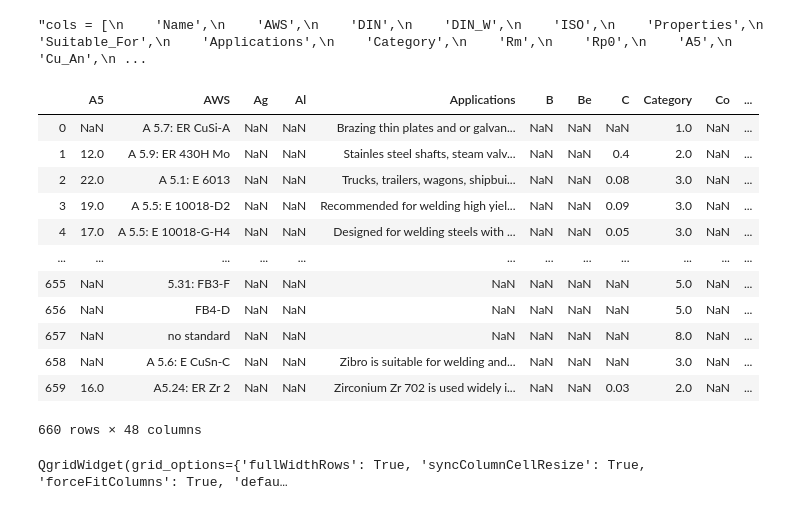
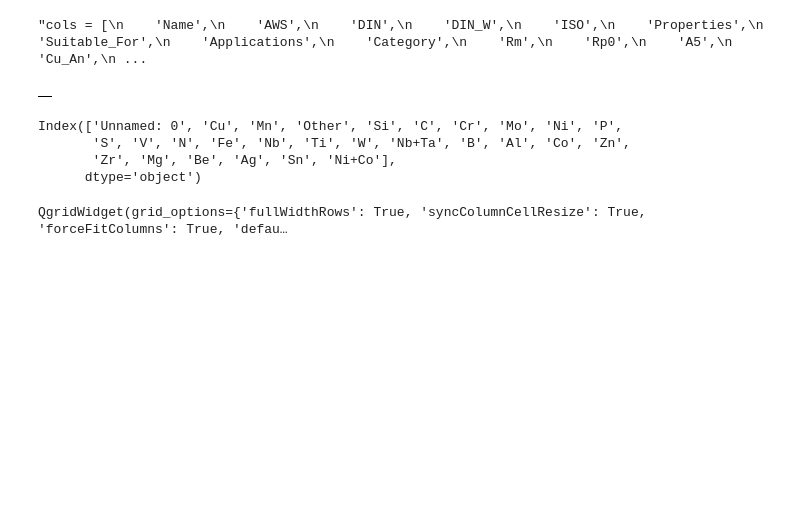
Before and after one commit to PrasannS/WeldingAnalysis, a Jupyter notebook: webscraper.ipynb, the cells around one changed output. Saved outputs shown, nothing was run; the diff lists cells and outputs as text; code cells hidden in the pictures; blank space fills up the shorter version.

Commit message:
Redry Data Finalized

```diff
--- a/webscraper.ipynb
+++ b/webscraper.ipynb
@@ -234,41 +229,38 @@ data'''
 # %%
 #data['Heat_Treated'] = data['Heat_Treated'].replace("AW",np.nan)
 #data['Rp0'] = data['Rp0'].str.split("-",expand=True).astype(float).mean(axis=1)
 #data = data.drop('Cu_An', axis=1)
 
 #data['Category'] = pd.factorize(data['Category'])[0] + 1
 #data = data.join(newdata)
 '''
 0 - NaN
 Brazing
 Ceramic Brazing
 ESAW
 FCAW
 GMAW
 Laser Welding
 Metal Powders
 Metal Spray Wires
 Oxi-Acetylene
 SAW
 SMAW
 '''
-data = newdata.combine_first(data)
+#data = data.drop(columns=cols)
+#data = data.join(newdata)
 data = data.dropna(axis='columns', thresh=10)
 data
 # %% [output]
-|  | A5 | AWS | Ag | Al | Applications | B | Be | C | Category | Co | ... |
-| 0 | NaN | A 5.7: ER CuSi-A | NaN | NaN | Brazing thin plates and or galvan... | NaN | NaN | NaN | 1.0 | NaN | ... |
-| 1 | 12.0 | A 5.9: ER 430H Mo | NaN | NaN | Stainles steel shafts, steam valv... | NaN | NaN | 0.4 | 2.0 | NaN | ... |
-| 2 | 22.0 | A 5.1: E 6013 | NaN | NaN | Trucks, trailers, wagons, shipbui... | NaN | NaN | 0.08 | 3.0 | NaN | ... |
-| 3 | 19.0 | A 5.5: E 10018-D2 | NaN | NaN | Recommended for welding high yiel... | NaN | NaN | 0.09 | 3.0 | NaN | ... |
-| 4 | 17.0 | A 5.5: E 10018-G-H4 | NaN | NaN | Designed for welding steels with ... | NaN | NaN | 0.05 | 3.0 | NaN | ... |
-| ... | ... | ... | ... | ... | ... | ... | ... | ... | ... | ... | ... |
-| 655 | NaN | 5.31: FB3-F | NaN | NaN | NaN | NaN | NaN | NaN | 5.0 | NaN | ... |
-| 656 | NaN | FB4-D | NaN | NaN | NaN | NaN | NaN | NaN | 5.0 | NaN | ... |
-| 657 | NaN | no standard | NaN | NaN | NaN | NaN | NaN | NaN | 8.0 | NaN | ... |
-| 658 | NaN | A 5.6: E CuSn-C | NaN | NaN | Zibro is suitable for welding and... | NaN | NaN | NaN | 3.0 | NaN | ... |
-| 659 | 16.0 | A5.24: ER Zr 2 | NaN | NaN | Zirconium Zr 702 is used widely i... | NaN | NaN | 0.03 | 2.0 | NaN | ... |
+|  |
-660 rows × 48 columns
+# %%
+cols
+#data = data.drop(columns=['Unnamed: 0.1.1'])
+# %% [output]
+Index(['Unnamed: 0', 'Cu', 'Mn', 'Other', 'Si', 'C', 'Cr', 'Mo', 'Ni', 'P',
+       'S', 'V', 'N', 'Fe', 'Nb', 'Ti', 'W', 'Nb+Ta', 'B', 'Al', 'Co', 'Zn',
+       'Zr', 'Mg', 'Be', 'Ag', 'Sn', 'Ni+Co'],
+      dtype='object')
 # %%
 datatable = qgrid.show_grid(data, show_toolbar=True)
 datatable
```
Also changed, not shown: parts of 22 cells of this notebook, 2 other files.
